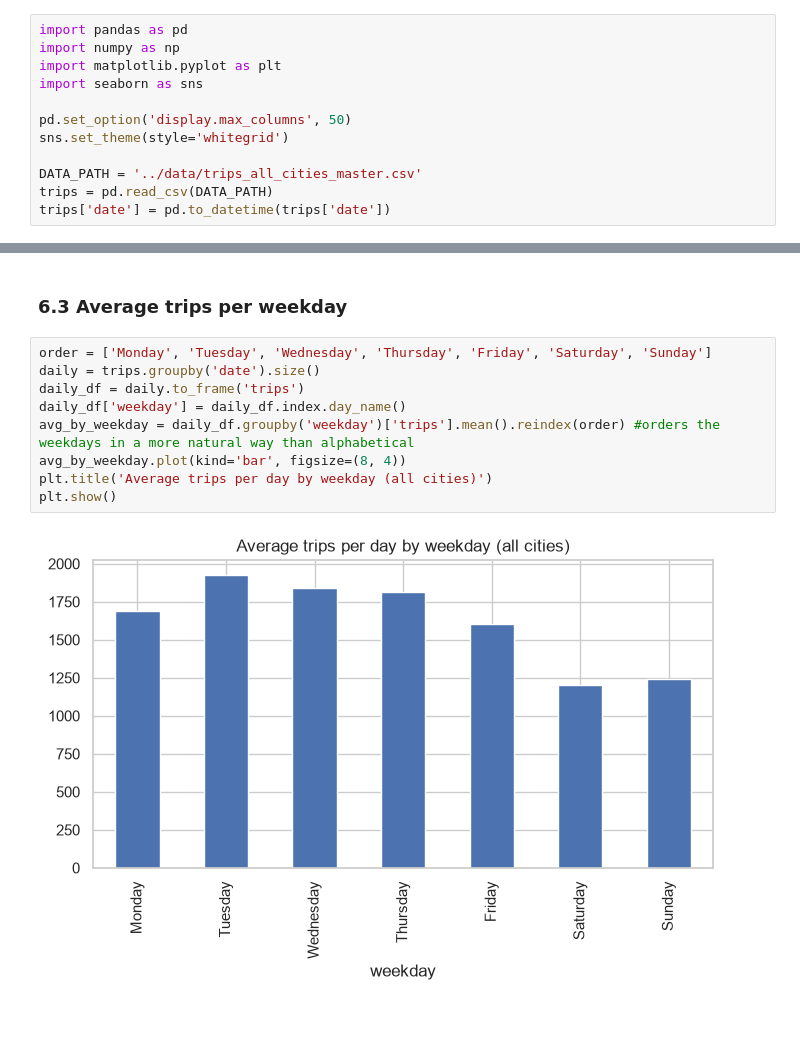
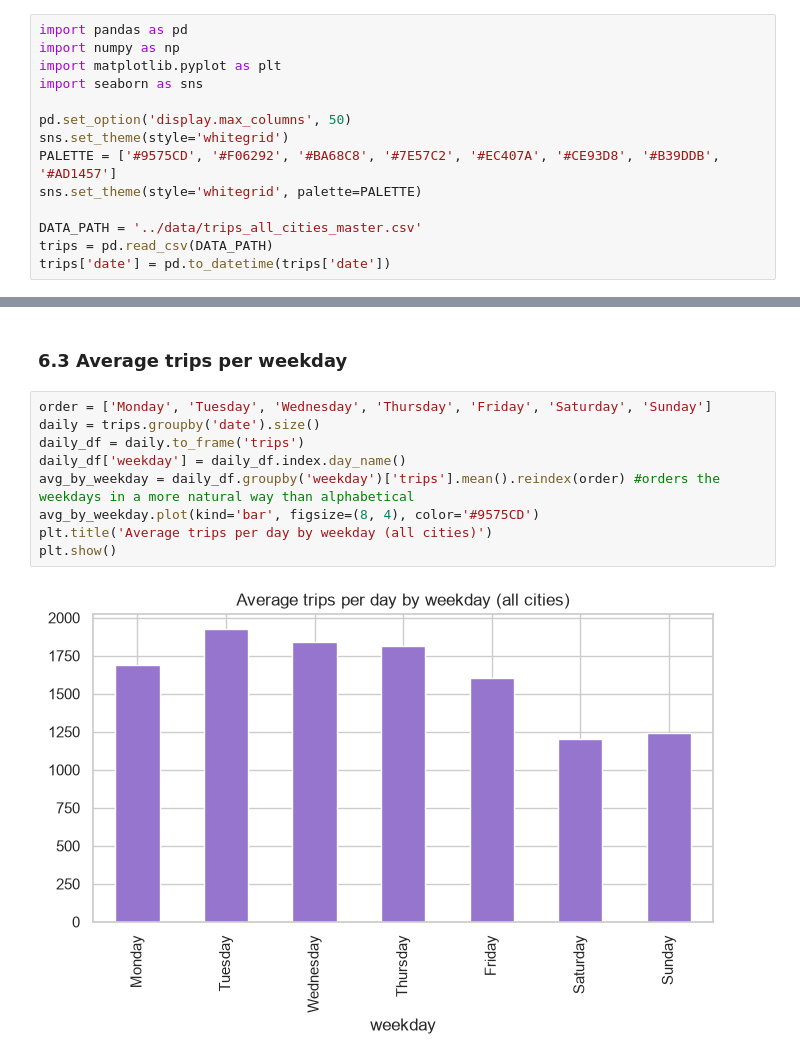
Before and after one commit to NatalyaKim21/bikeflow, a Jupyter notebook: notebooks/01_eda.ipynb, the cells around one changed output, grey strips where cells are left out. Cells and saved outputs as stored; diff of their text form; blank space fills up the shorter version.

Commit message:
EDA: custom colors for graphs

```diff
--- a/notebooks/01_eda.ipynb
+++ b/notebooks/01_eda.ipynb
@@ -10,6 +10,8 @@ import seaborn as sns
 
 pd.set_option('display.max_columns', 50)
 sns.set_theme(style='whitegrid')
+PALETTE = ['#9575CD', '#F06292', '#BA68C8', '#7E57C2', '#EC407A', '#CE93D8', '#B39DDB', '#AD1457']
+sns.set_theme(style='whitegrid', palette=PALETTE)
 
 DATA_PATH = '../data/trips_all_cities_master.csv'
 trips = pd.read_csv(DATA_PATH)
@@ -261,11 +263,11 @@ plt.show()
 # %%
 order = ['Monday', 'Tuesday', 'Wednesday', 'Thursday', 'Friday', 'Saturday', 'Sunday']
 daily = trips.groupby('date').size()
 daily_df = daily.to_frame('trips')
 daily_df['weekday'] = daily_df.index.day_name()
 avg_by_weekday = daily_df.groupby('weekday')['trips'].mean().reindex(order) #orders the weekdays in a more natural way than alphabetical
-avg_by_weekday.plot(kind='bar', figsize=(8, 4))
+avg_by_weekday.plot(kind='bar', figsize=(8, 4), color='#9575CD')
 plt.title('Average trips per day by weekday (all cities)')
 plt.show()
 # %% [output]
-[figure, old version]
+[figure, new version]
```
Also changed, not shown: parts of 4 cells of this notebook.
